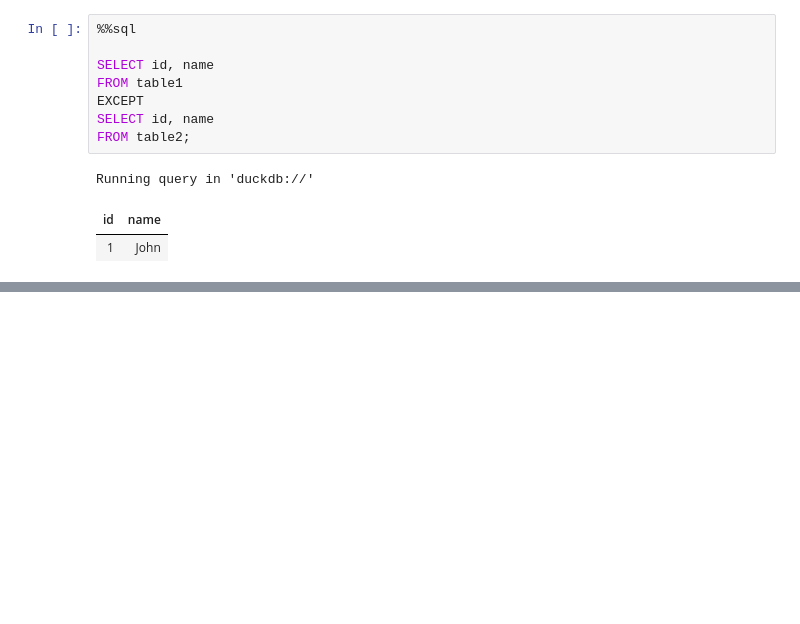
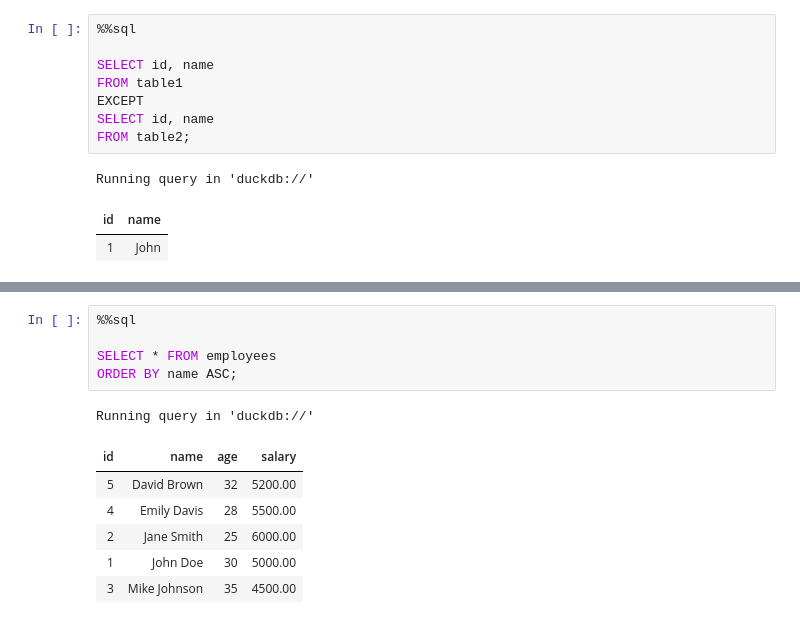
Before and after one commit to davidpet/snippets, a Jupyter notebook: SQL/Advanced Queries.ipynb, the cells around one changed output, grey strips where cells are left out. Saved outputs shown, nothing was run; the diff lists cells and outputs as text; blank space fills up the shorter version.

```diff
--- a/SQL/Advanced Queries.ipynb
+++ b/SQL/Advanced Queries.ipynb
@@ -300,0 +380,13 @@ Running query in 'duckdb://'
+# %%
+%%sql
+
+SELECT * FROM employees
+ORDER BY name ASC;
+# %% [output]
+Running query in 'duckdb://'
+| id | name | age | salary |
+| 5 | David Brown | 32 | 5200.00 |
+| 4 | Emily Davis | 28 | 5500.00 |
+| 2 | Jane Smith | 25 | 6000.00 |
+| 1 | John Doe | 30 | 5000.00 |
+| 3 | Mike Johnson | 35 | 4500.00 |
```
Also changed, not shown: parts of 17 cells of this notebook, 3 other files.
